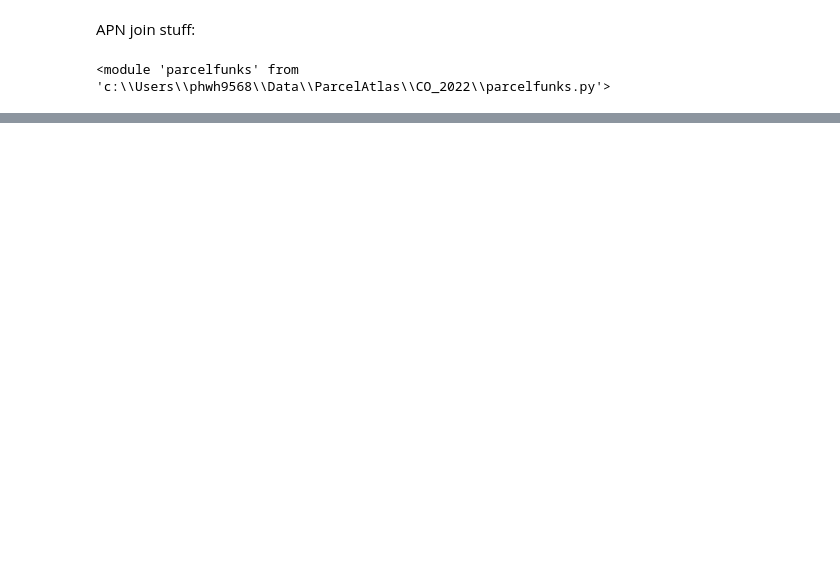
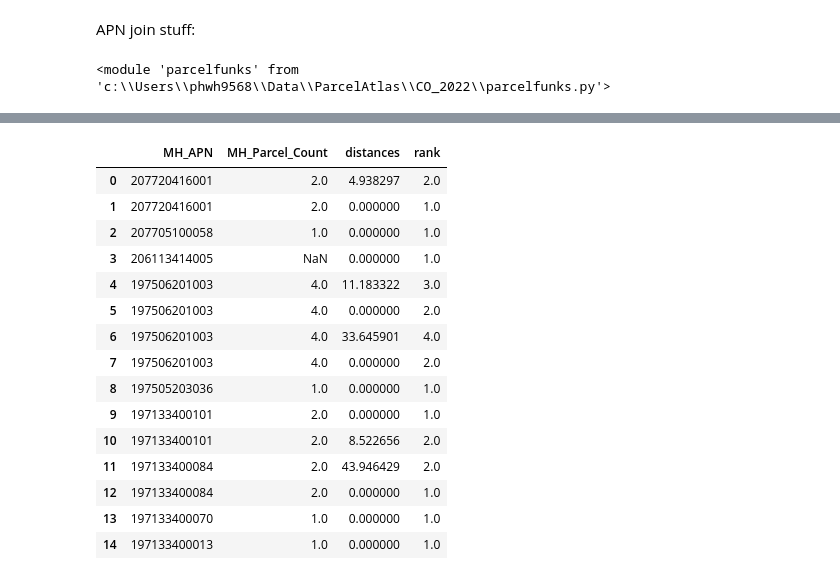
Before and after one commit to whitephil/parcel-mhp, a Jupyter notebook: building_ownership_chk.ipynb, the cells around one changed output, grey strips where cells are left out. Saved outputs shown, nothing was run; the diff lists cells and outputs as text; code cells hidden in the pictures; blank space fills up the shorter version.

```diff
--- a/building_ownership_chk.ipynb
+++ b/building_ownership_chk.ipynb
@@ -226,0 +452,23 @@ Index(['APN', 'APN2', 'OWNER', 'Sum_Within', 'mnBlgArea', 'intLen',
+# %%
+dists = apn_geo[['MH_APN', 'MH_Parcel_Count','distances']]
+# %%
+dists['rank'] = dists.groupby('MH_APN')['distances'].rank(method='max')
+# %%
+dists
+# %% [output]
+|  | MH_APN | MH_Parcel_Count | distances | rank |
+| 0 | 207720416001 | 2.0 | 4.938297 | 2.0 |
+| 1 | 207720416001 | 2.0 | 0.000000 | 1.0 |
+| 2 | 207705100058 | 1.0 | 0.000000 | 1.0 |
+| 3 | 206113414005 | NaN | 0.000000 | 1.0 |
+| 4 | 197506201003 | 4.0 | 11.183322 | 3.0 |
+| 5 | 197506201003 | 4.0 | 0.000000 | 2.0 |
+| 6 | 197506201003 | 4.0 | 33.645901 | 4.0 |
+| 7 | 197506201003 | 4.0 | 0.000000 | 2.0 |
+| 8 | 197505203036 | 1.0 | 0.000000 | 1.0 |
+| 9 | 197133400101 | 2.0 | 0.000000 | 1.0 |
+| 10 | 197133400101 | 2.0 | 8.522656 | 2.0 |
+| 11 | 197133400084 | 2.0 | 43.946429 | 2.0 |
+| 12 | 197133400084 | 2.0 | 0.000000 | 1.0 |
+| 13 | 197133400070 | 1.0 | 0.000000 | 1.0 |
+| 14 | 197133400013 | 1.0 | 0.000000 | 1.0 |
```
Also changed, not shown: parts of 60 cells of this notebook, 2 other files.
